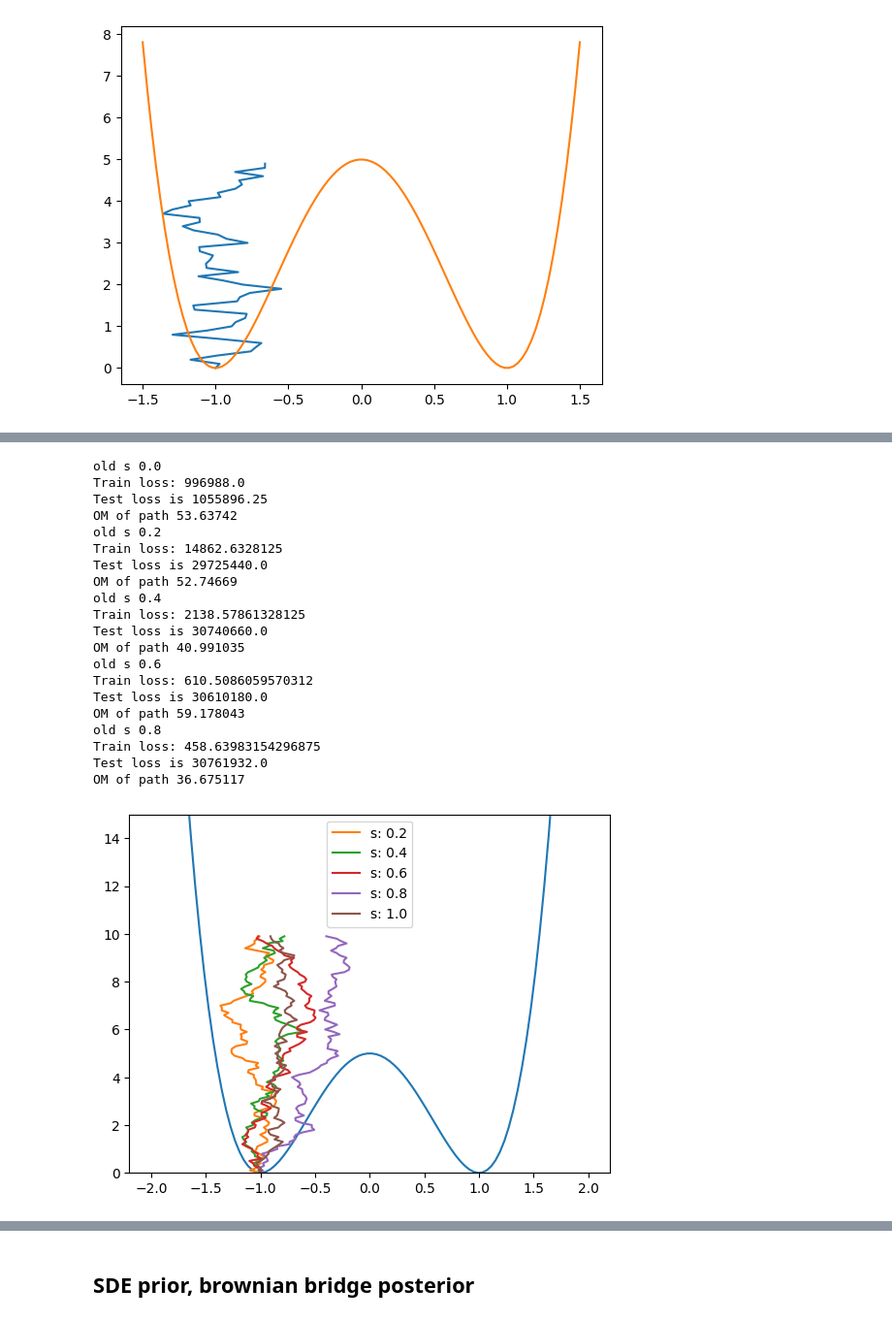
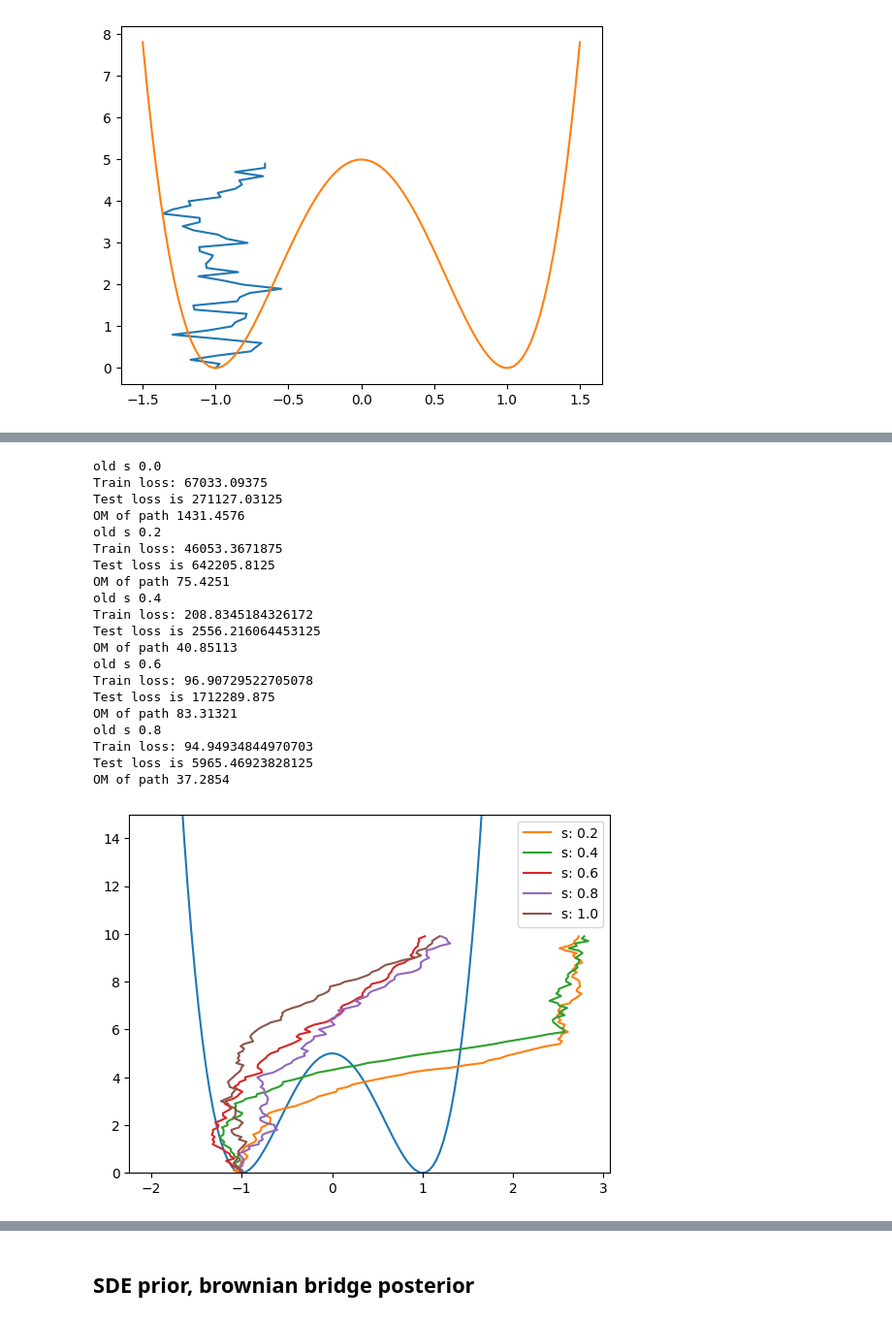
Before and after one commit to reubenharry/path_sampling, a Jupyter notebook: src/path_sampling_nb.ipynb, the cells around one changed output, grey strips where cells are left out. Shown at 97% size. Drawn from its saved outputs; the diff is of its cells as text; code cells hidden in the pictures.

```diff
--- a/src/path_sampling_nb.ipynb
+++ b/src/path_sampling_nb.ipynb
@@ -85,48 +208,48 @@ b = lambda x, t: -jax.grad(make_double_well_potential(v=5.0))(x)
 A = 0
 dbds = MLP([3,20,20,1], key=jax.random.key(0))
 for i, s in enumerate(schedule):
 
 
 
     key = jax.random.fold_in(key, i)
 
     # update b -> b + dbds
-    b, A = update_non_amortized(
+    dbds, A = update(
         b=b, # lambda x, t : jnp.array([0.0]),
         J=lambda x,y: (1/0.1**2)*(x[-1,0]- 1)**2,
         dbds=dbds,
-        hyperparams={'dt': 0.001, 'num_steps': 100, 'num_training_steps' : 1000, 'batch_size' :200},
+        hyperparams={'dt': 0.001, 'num_steps': 100, 'num_training_steps' : 5000, 'batch_size' :200},
         key=key,
         schedule=schedule,
         i=i,
         I=I_UREF_TPS,
         A=A,
         refine=True
     )
 
 # potential(jnp.array([0.0]))
 
 # jax.grad(lambda x:jnp.sum(x**2))(jnp.array([4.0]))
 # uref(jnp.array([0.0]), 0.0)
 # %% [output]
 old s 0.0
-Train loss: 996988.0
-Test loss is 1055896.25
-OM of path 53.63742
+Train loss: 67033.09375
+Test loss is 271127.03125
+OM of path 1431.4576
 old s 0.2
-Train loss: 14862.6328125
-Test loss is 29725440.0
-OM of path 52.74669
+Train loss: 46053.3671875
+Test loss is 642205.8125
+OM of path 75.4251
 old s 0.4
-Train loss: 2138.57861328125
-Test loss is 30740660.0
-OM of path 40.991035
+Train loss: 208.8345184326172
+Test loss is 2556.216064453125
+OM of path 40.85113
 old s 0.6
-Train loss: 610.5086059570312
-Test loss is 30610180.0
-OM of path 59.178043
+Train loss: 96.90729522705078
+Test loss is 1712289.875
+OM of path 83.31321
 old s 0.8
-Train loss: 458.63983154296875
-Test loss is 30761932.0
-OM of path 36.675117
+Train loss: 94.94934844970703
+Test loss is 5965.46923828125
+OM of path 37.2854
-[figure, old version]
+[figure, new version]
```
Also changed, not shown: parts of 7 cells of this notebook, 5 other files.
